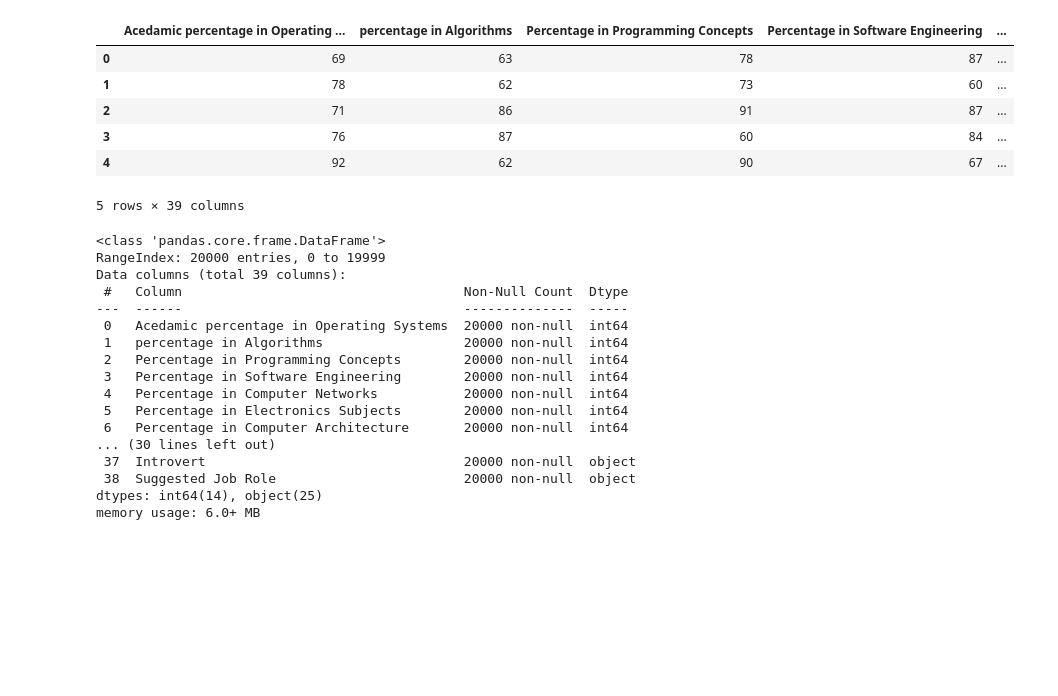
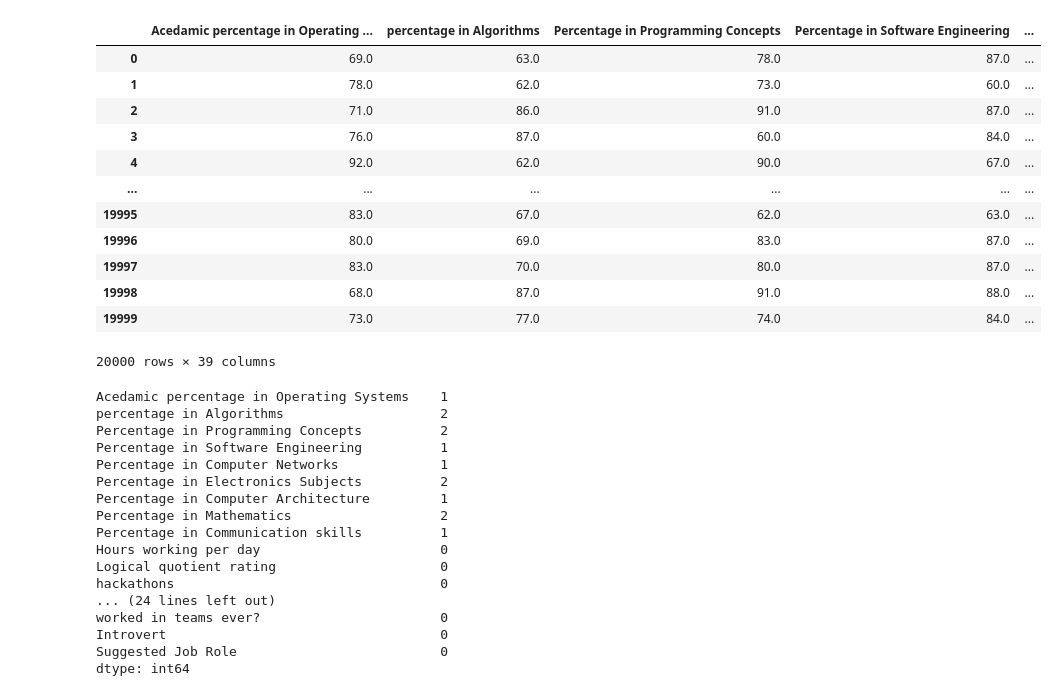
Before and after one commit to Keshavraj52/EDA_PRACTICE, a Jupyter notebook: edapractice.ipynb, the cells around one changed output. Cells and saved outputs as stored; diff of their text form; code cells hidden in the pictures; blank space fills up the shorter version.

```diff
--- a/edapractice.ipynb
+++ b/edapractice.ipynb
@@ -5,34 +7,44 @@ import numpy as np
 df=pd.read_csv('student placement data.csv')
 # %%
+## it will return the top 5 rows of the data and top 5 bottom rows
 df.head()
+df.tail()
+df
 # %% [output]
 |  | Acedamic percentage in Operating ... | percentage in Algorithms | Percentage in Programming Concepts | Percentage in Software Engineering | ... |
-| 0 | 69 | 63 | 78 | 87 | ... |
-| 1 | 78 | 62 | 73 | 60 | ... |
-| 2 | 71 | 86 | 91 | 87 | ... |
-| 3 | 76 | 87 | 60 | 84 | ... |
-| 4 | 92 | 62 | 90 | 67 | ... |
+| 0 | 69.0 | 63.0 | 78.0 | 87.0 | ... |
+| 1 | 78.0 | 62.0 | 73.0 | 60.0 | ... |
+| 2 | 71.0 | 86.0 | 91.0 | 87.0 | ... |
+| 3 | 76.0 | 87.0 | 60.0 | 84.0 | ... |
+| 4 | 92.0 | 62.0 | 90.0 | 67.0 | ... |
+| ... | ... | ... | ... | ... | ... |
+| 19995 | 83.0 | 67.0 | 62.0 | 63.0 | ... |
+| 19996 | 80.0 | 69.0 | 83.0 | 87.0 | ... |
+| 19997 | 83.0 | 70.0 | 80.0 | 87.0 | ... |
+| 19998 | 68.0 | 87.0 | 91.0 | 88.0 | ... |
+| 19999 | 73.0 | 77.0 | 74.0 | 84.0 | ... |
-5 rows × 39 columns
+20000 rows × 39 columns
 # %%
-df.info()
+# it will give the sum for the each row for rows
+df.isnull().sum()
 # %% [output]
-<class 'pandas.core.frame.DataFrame'>
-RangeIndex: 20000 entries, 0 to 19999
-Data columns (total 39 columns):
- #   Column                                    Non-Null Count  Dtype
----  ------                                    --------------  -----
- 0   Acedamic percentage in Operating Systems  20000 non-null  int64
- 1   percentage in Algorithms                  20000 non-null  int64
- 2   Percentage in Programming Concepts        20000 non-null  int64
- 3   Percentage in Software Engineering        20000 non-null  int64
- 4   Percentage in Computer Networks           20000 non-null  int64
- 5   Percentage in Electronics Subjects        20000 non-null  int64
- 6   Percentage in Computer Architecture       20000 non-null  int64
-... (30 lines left out)
- 37  Introvert                                 20000 non-null  object
- 38  Suggested Job Role                        20000 non-null  object
-dtypes: int64(14), object(25)
-memory usage: 6.0+ MB
+Acedamic percentage in Operating Systems    1
+percentage in Algorithms                    2
+Percentage in Programming Concepts          2
+Percentage in Software Engineering          1
+Percentage in Computer Networks             1
+Percentage in Electronics Subjects          2
+Percentage in Computer Architecture         1
+Percentage in Mathematics                   2
+Percentage in Communication skills          1
+Hours working per day                       0
+Logical quotient rating                     0
+hackathons                                  0
+... (24 lines left out)
+worked in teams ever?                       0
+Introvert                                   0
+Suggested Job Role                          0
+dtype: int64
 # %%
 df.isnull().sum()
 # %% [output]
```
Also changed, not shown: parts of 9 cells of this notebook, 5 other files.
